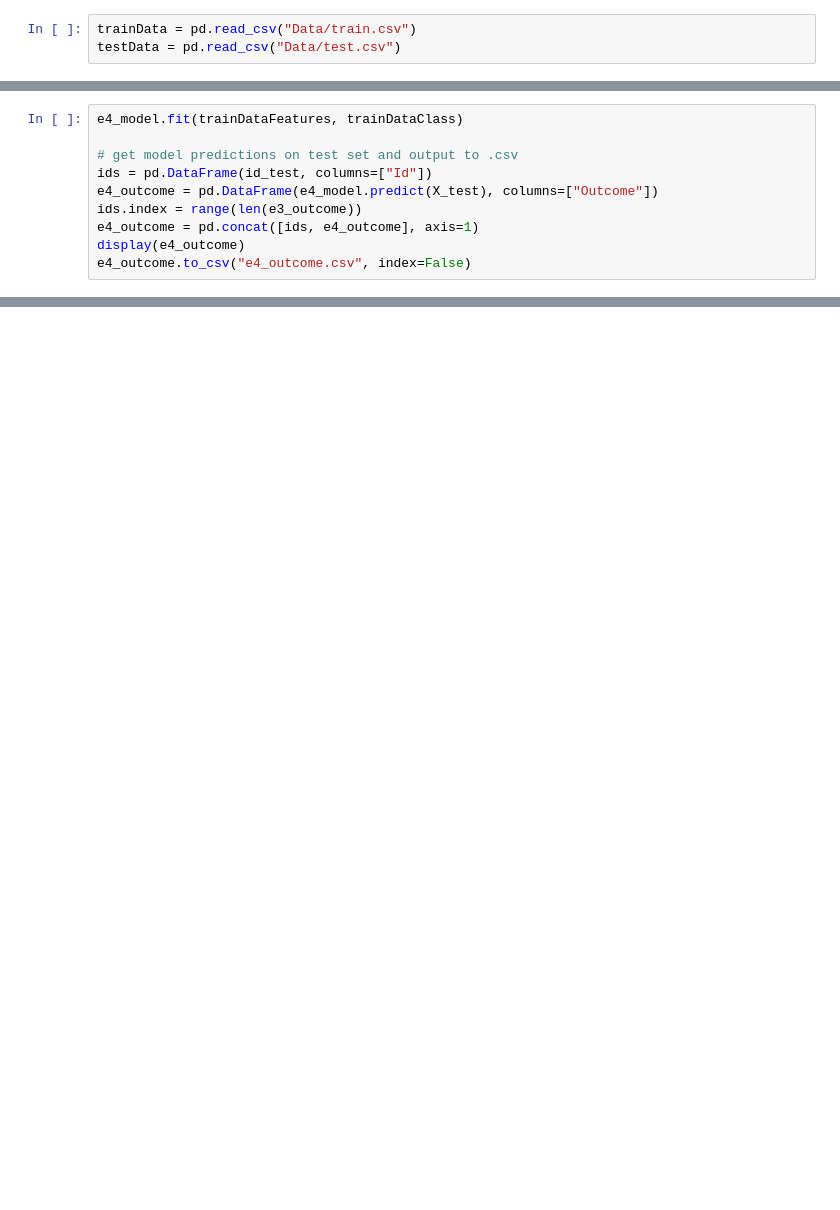
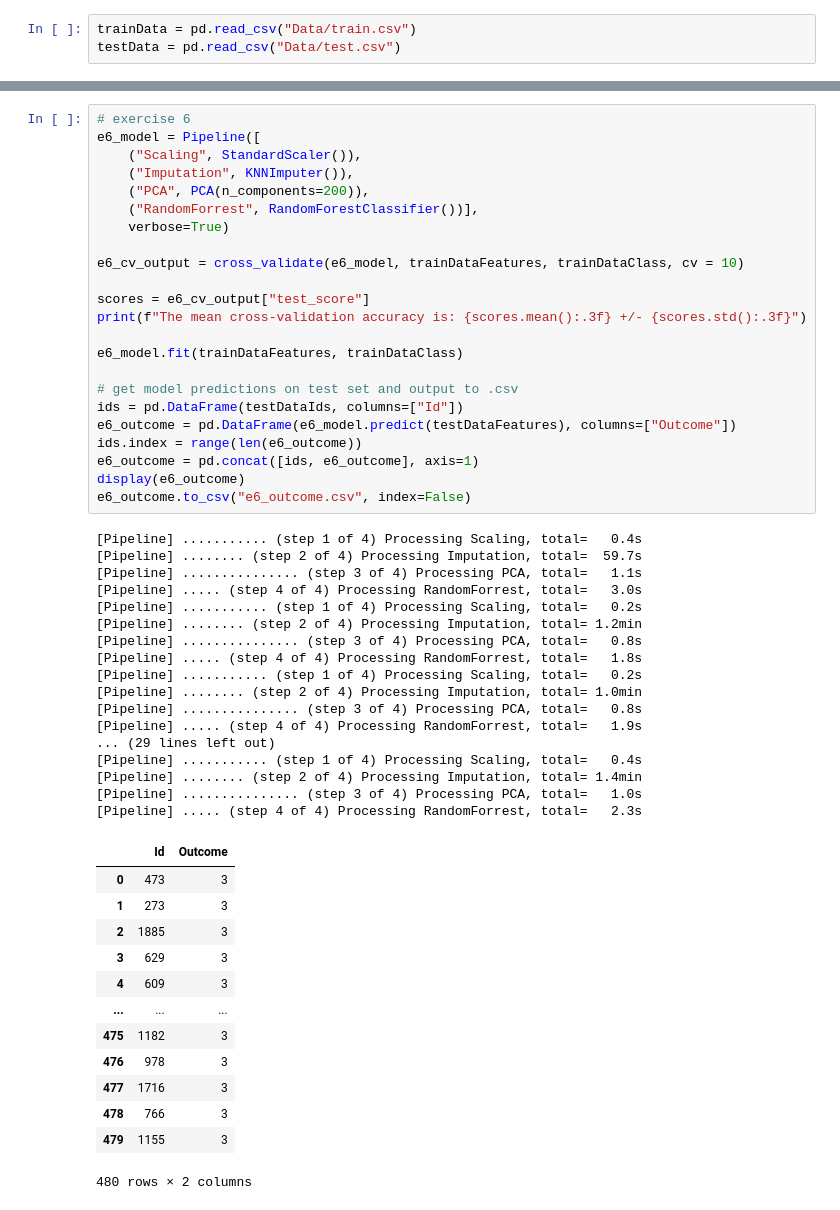
Before and after one commit to danielvh8/Basic_ML_Project, a Jupyter notebook: Daniels Delirium.ipynb, the cells around one changed output, grey strips where cells are left out. Cells and saved outputs as stored; diff of their text form; blank space fills up the shorter version.

```diff
--- a/Daniels Delirium.ipynb
+++ b/Daniels Delirium.ipynb
@@ -155,10 +233,0 @@ e4_outcome.to_csv("e4_outcome.csv", index=False)
-# %%
-e4_model.fit(trainDataFeatures, trainDataClass)
-
-# get model predictions on test set and output to .csv
-ids = pd.DataFrame(id_test, columns=["Id"])
-e4_outcome = pd.DataFrame(e4_model.predict(X_test), columns=["Outcome"])
-ids.index = range(len(e3_outcome))
-e4_outcome = pd.concat([ids, e4_outcome], axis=1)
-display(e4_outcome)
-e4_outcome.to_csv("e4_outcome.csv", index=False)
@@ -201,2 +234,56 @@ Index(['Gene 9901', 'Gene 9902', 'Gene 9903', 'Gene 9904', 'Gene 9905',
+# %%
+# exercise 6
+e6_model = Pipeline([
+    ("Scaling", StandardScaler()),
+    ("Imputation", KNNImputer()),
+    ("PCA", PCA(n_components=200)),
+    ("RandomForrest", RandomForestClassifier())],
+    verbose=True)
+
+e6_cv_output = cross_validate(e6_model, trainDataFeatures, trainDataClass, cv = 10)
+
+scores = e6_cv_output["test_score"]
+print(f"The mean cross-validation accuracy is: {scores.mean():.3f} +/- {scores.std():.3f}")
+
+e6_model.fit(trainDataFeatures, trainDataClass)
+
+# get model predictions on test set and output to .csv
+ids = pd.DataFrame(testDataIds, columns=["Id"])
+e6_outcome = pd.DataFrame(e6_model.predict(testDataFeatures), columns=["Outcome"])
+ids.index = range(len(e6_outcome))
+e6_outcome = pd.concat([ids, e6_outcome], axis=1)
+display(e6_outcome)
+e6_outcome.to_csv("e6_outcome.csv", index=False)
+# %% [output]
+[Pipeline] ........... (step 1 of 4) Processing Scaling, total=   0.4s
+[Pipeline] ........ (step 2 of 4) Processing Imputation, total=  59.7s
+[Pipeline] ............... (step 3 of 4) Processing PCA, total=   1.1s
+[Pipeline] ..... (step 4 of 4) Processing RandomForrest, total=   3.0s
+[Pipeline] ........... (step 1 of 4) Processing Scaling, total=   0.2s
+[Pipeline] ........ (step 2 of 4) Processing Imputation, total= 1.2min
+[Pipeline] ............... (step 3 of 4) Processing PCA, total=   0.8s
+[Pipeline] ..... (step 4 of 4) Processing RandomForrest, total=   1.8s
+[Pipeline] ........... (step 1 of 4) Processing Scaling, total=   0.2s
+[Pipeline] ........ (step 2 of 4) Processing Imputation, total= 1.0min
+[Pipeline] ............... (step 3 of 4) Processing PCA, total=   0.8s
+[Pipeline] ..... (step 4 of 4) Processing RandomForrest, total=   1.9s
+... (29 lines left out)
+[Pipeline] ........... (step 1 of 4) Processing Scaling, total=   0.4s
+[Pipeline] ........ (step 2 of 4) Processing Imputation, total= 1.4min
+[Pipeline] ............... (step 3 of 4) Processing PCA, total=   1.0s
+[Pipeline] ..... (step 4 of 4) Processing RandomForrest, total=   2.3s
+|  | Id | Outcome |
+| 0 | 473 | 3 |
+| 1 | 273 | 3 |
+| 2 | 1885 | 3 |
+| 3 | 629 | 3 |
+| 4 | 609 | 3 |
+| ... | ... | ... |
+| 475 | 1182 | 3 |
+| 476 | 978 | 3 |
+| 477 | 1716 | 3 |
+| 478 | 766 | 3 |
+| 479 | 1155 | 3 |
+480 rows × 2 columns
 # %%
 # exercise 8
```
Also changed, not shown: parts of 11 cells of this notebook.
